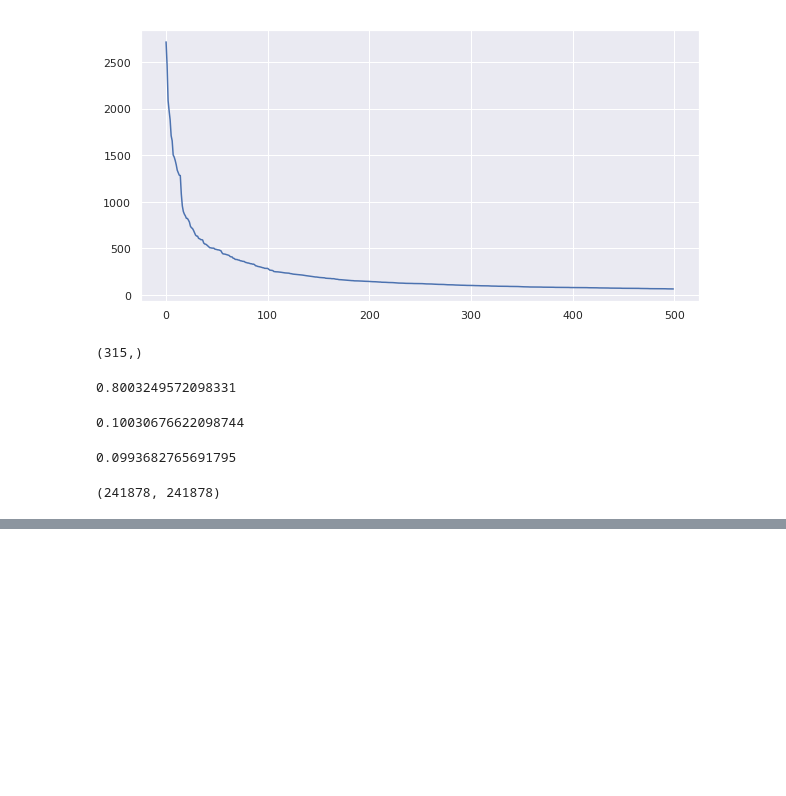
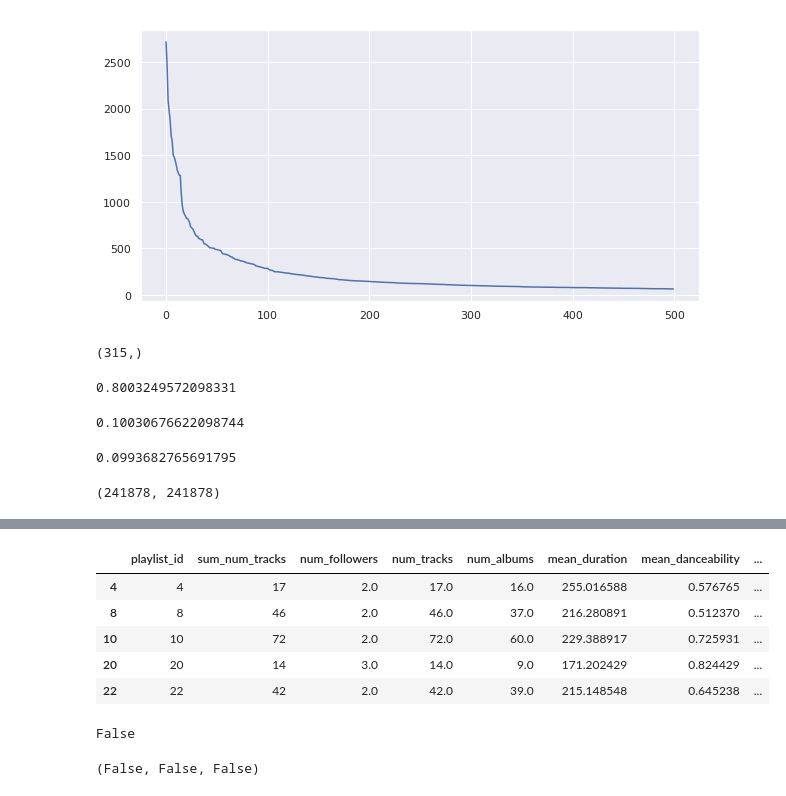
Before and after one commit to bkjoye/group71_spotify, a Jupyter notebook: notebooks/train_test.ipynb, the cells around one changed output, grey strips where cells are left out. Drawn from its saved outputs; the diff is of its cells as text; code cells hidden in the pictures; blank space fills up the shorter version.

Commit message:
added train test info

```diff
--- a/notebooks/train_test.ipynb
+++ b/notebooks/train_test.ipynb
@@ -198,0 +216,11 @@ test_id.shape[0]+train_id.shape[0]+validate_id.shape[0], df_playlists_trim.shape
+# %%
+df_raw_aug.index = df_raw_aug.playlist_id.values
+# %%
+df_raw_aug.head()
+# %% [output]
+|  | playlist_id | sum_num_tracks | num_followers | num_tracks | num_albums | mean_duration | mean_danceability | ... |
+| 4 | 4 | 17 | 2.0 | 17.0 | 16.0 | 255.016588 | 0.576765 | ... |
+| 8 | 8 | 46 | 2.0 | 46.0 | 37.0 | 216.280891 | 0.512370 | ... |
+| 10 | 10 | 72 | 2.0 | 72.0 | 60.0 | 229.388917 | 0.725931 | ... |
+| 20 | 20 | 14 | 3.0 | 14.0 | 9.0 | 171.202429 | 0.824429 | ... |
+| 22 | 22 | 42 | 2.0 | 42.0 | 39.0 | 215.148548 | 0.645238 | ... |
@@ -198,0 +243,8 @@ test_id.shape[0]+train_id.shape[0]+validate_id.shape[0], df_playlists_trim.shape
+# %%
+df_raw_aug.isnull().values.any()
+# %% [output]
+False
+# %%
+train_aug_pl.isnull().values.any(), test_aug_pl.isnull().values.any(), validate_aug_pl.isnull().values.any()
+# %% [output]
+(False, False, False)
```
Also changed, not shown: parts of 12 cells of this notebook, 4 other files.
